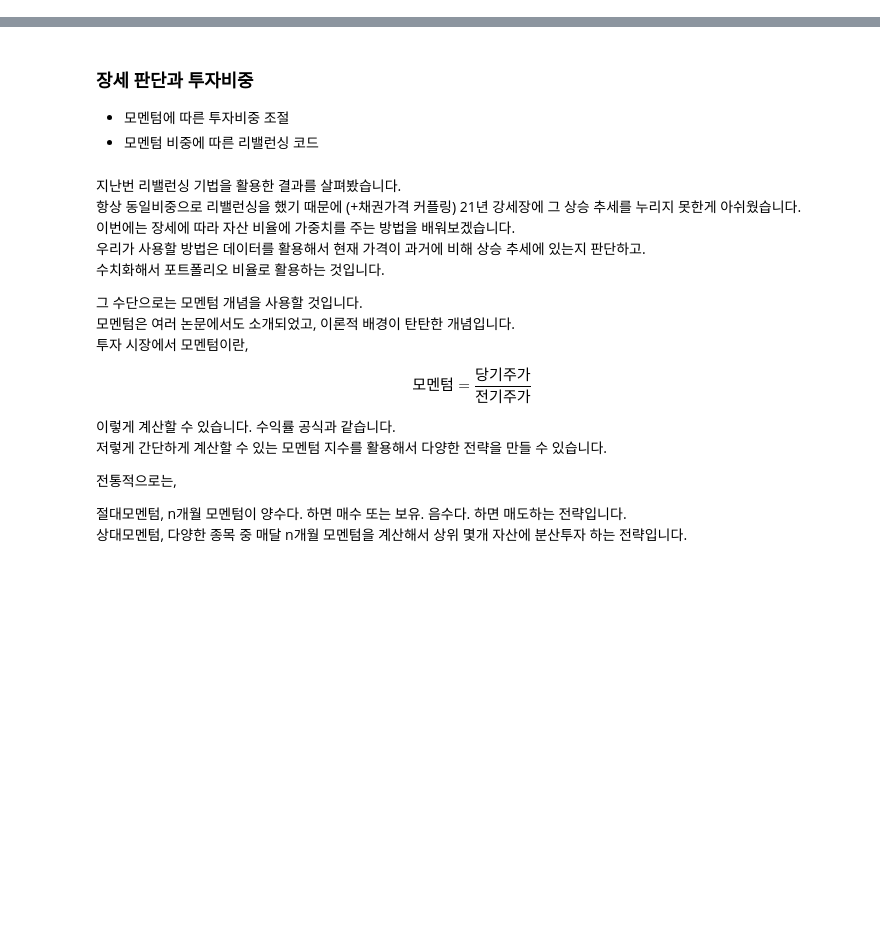
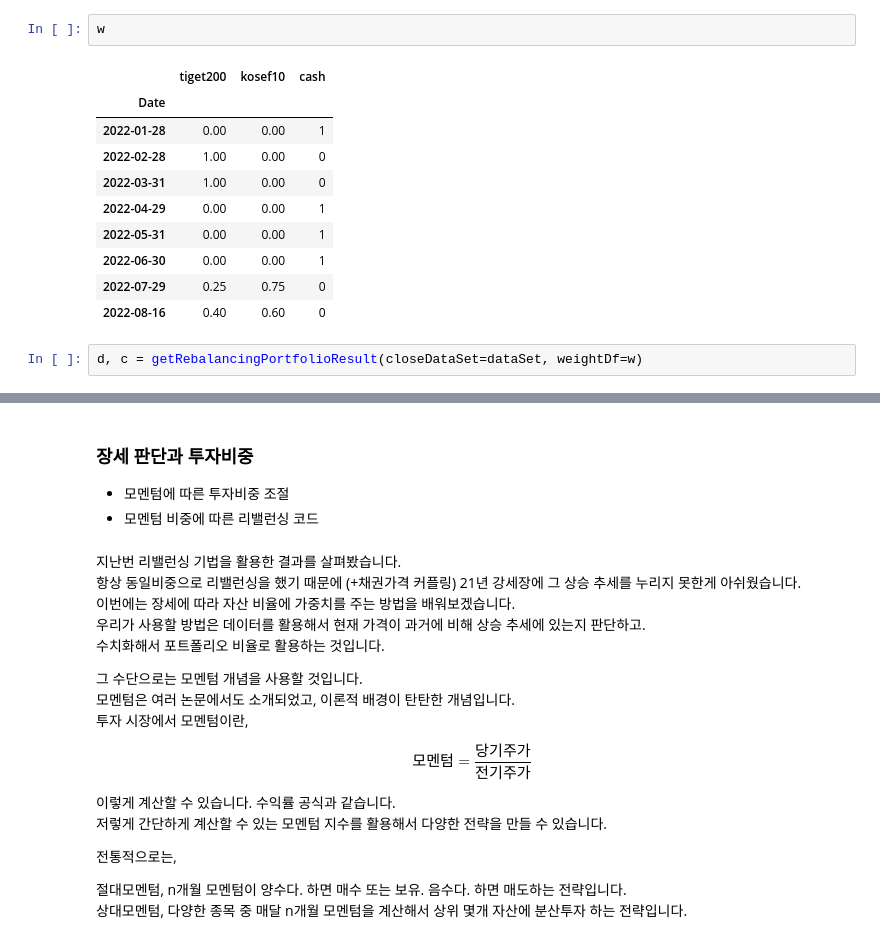
Before and after one commit to mmvv11/python-quant, a Jupyter notebook: 백업 (2022-7-20)/7. 장세판단과 투자비중을 정하는 방법 with Systrader79 평균모멘텀스코어 활용.ipynb, the cells around one changed output, grey strips where cells are left out. Cells and saved outputs as stored; diff of their text form; blank space fills up the shorter version.

```diff
--- a/백업 (2022-7-20)/7. 장세판단과 투자비중을 정하는 방법 with Systrader79 평균모멘텀스코어 활용.ipynb
+++ b/백업 (2022-7-20)/7. 장세판단과 투자비중을 정하는 방법 with Systrader79 평균모멘텀스코어 활용.ipynb
@@ -184,0 +216,15 @@ def getWeightByAvgMomentumScore(closeDataSet, n = 12):
+# %%
+w
+# %% [output]
+|  | tiget200 | kosef10 | cash |
+| Date |  |  |  |
+| 2022-01-28 | 0.00 | 0.00 | 1 |
+| 2022-02-28 | 1.00 | 0.00 | 0 |
+| 2022-03-31 | 1.00 | 0.00 | 0 |
+| 2022-04-29 | 0.00 | 0.00 | 1 |
+| 2022-05-31 | 0.00 | 0.00 | 1 |
+| 2022-06-30 | 0.00 | 0.00 | 1 |
+| 2022-07-29 | 0.25 | 0.75 | 0 |
+| 2022-08-16 | 0.40 | 0.60 | 0 |
+# %%
+d, c = getRebalancingPortfolioResult(closeDataSet=dataSet, weightDf=w)
```
Also changed, not shown: parts of 7 cells of this notebook, 29 other files.
